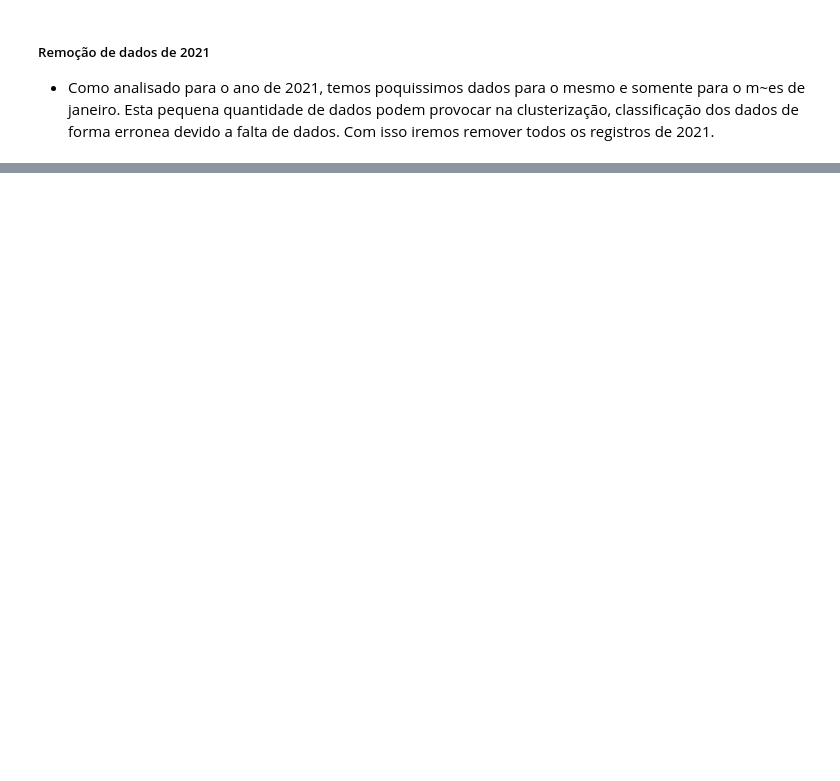
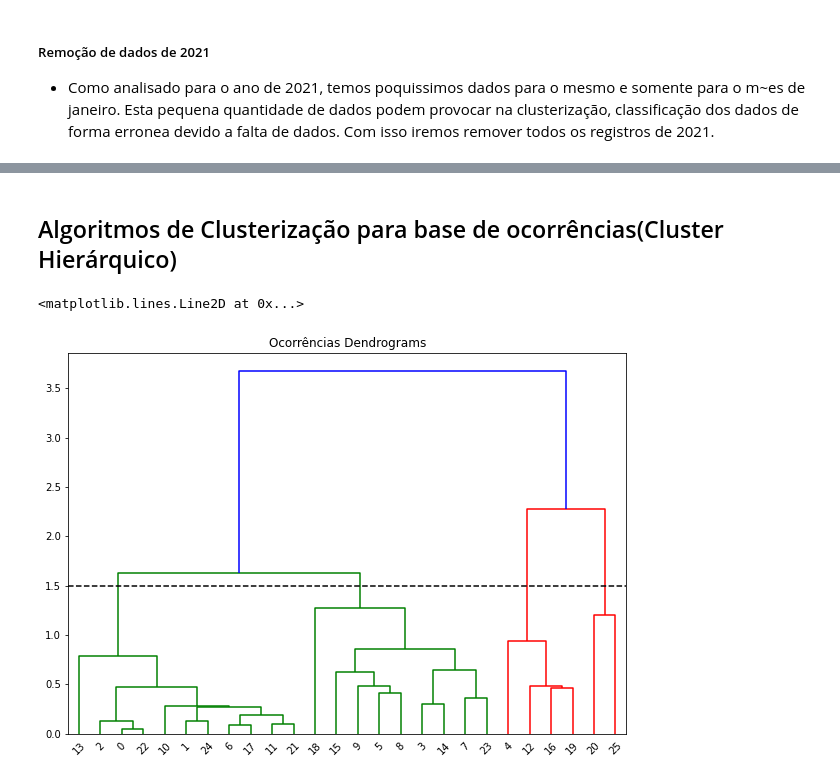
Before and after one commit to matheusnalmeida/An-lise-de-dados-criminais-Sinesp, a Jupyter notebook: Trabalho_Prático_2_Analisando_dados_criminais.ipynb, the cells around one changed output, grey strips where cells are left out. Saved outputs shown, nothing was run; the diff lists cells and outputs as text; code cells hidden in the pictures; blank space fills up the shorter version.

```diff
--- a/Trabalho_Prático_2_Analisando_dados_criminais.ipynb
+++ b/Trabalho_Prático_2_Analisando_dados_criminais.ipynb
@@ -233,0 +174,20 @@ array([2015, 2016, 2017, 2018, 2019, 2020])
+# %%
+# Transformando base de ocorrências
+
+groupby_ocorrencias = dados_ocorrencias.groupby(by=['UF','Tipo Crime'])['Ocorrências'].sum().reset_index()
+lista_tipo_crime_ocorrencias_columns = list(dados_ocorrencias['Tipo Crime'].unique()) + ['UF']
+dataset_transform_ocorrencias = pd.DataFrame(columns=lista_tipo_crime_ocorrencias_columns)
+#print(groupby_ocorrencias)
+count = 0
+values = []
+
+for i in range(len(groupby_ocorrencias)):
+    if count == 9:
+        dataset_transform_ocorrencias.loc[len(dataset_transform_ocorrencias)] = values + [groupby_ocorrencias['UF'][i-1]]
+        count = 0
+        values = []
+
+    values.append(groupby_ocorrencias['Ocorrências'][i])
+    count += 1
+
+dataset_transform_ocorrencias
@@ -233,0 +395,2 @@ array([2015, 2016, 2017, 2018, 2019, 2020])
+# %% [markdown]
+## Algoritmos de Clusterização para base de ocorrências(Cluster Hierárquico)
@@ -233,0 +402,11 @@ array([2015, 2016, 2017, 2018, 2019, 2020])
+# %%
+number_trasnformed_ocorrencias = dataset_transform_ocorrencias.loc[:, dataset_transform_ocorrencias.columns != 'UF']
+
+plt.figure(figsize=(10, 7))
+plt.title("Ocorrências Dendrograms")
+dend = shc.dendrogram(shc.linkage(number_trasnformed_ocorrencias, method='ward'))
+
+plt.axhline(y=1.5, c='k', ls='--')
+# %% [output]
+<matplotlib.lines.Line2D at 0x...>
+[figure, added]
```
Also changed, not shown: parts of 40 cells of this notebook.
